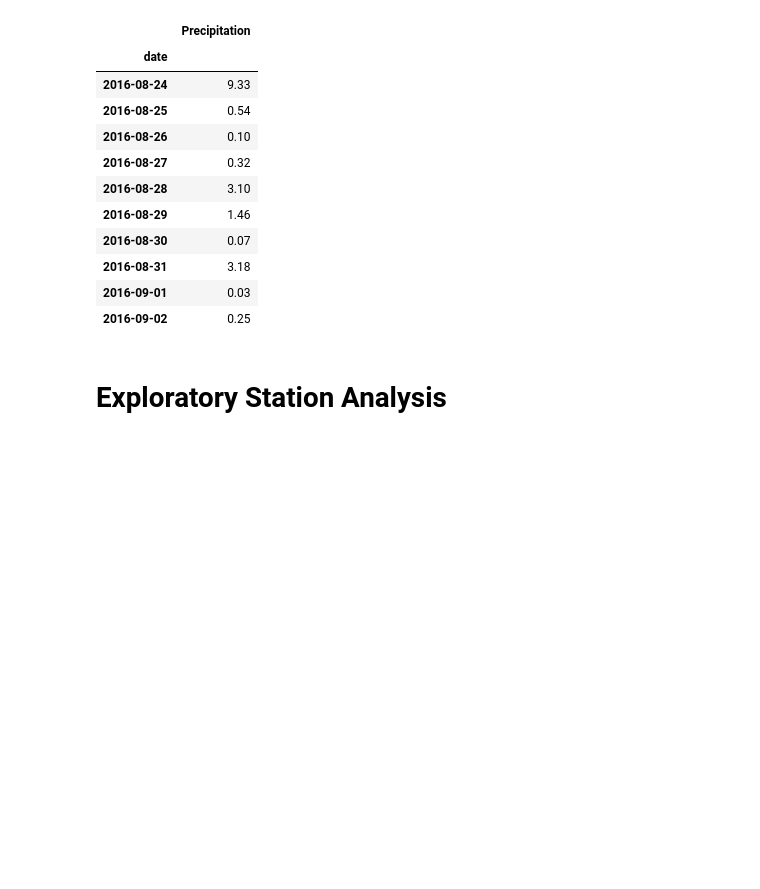
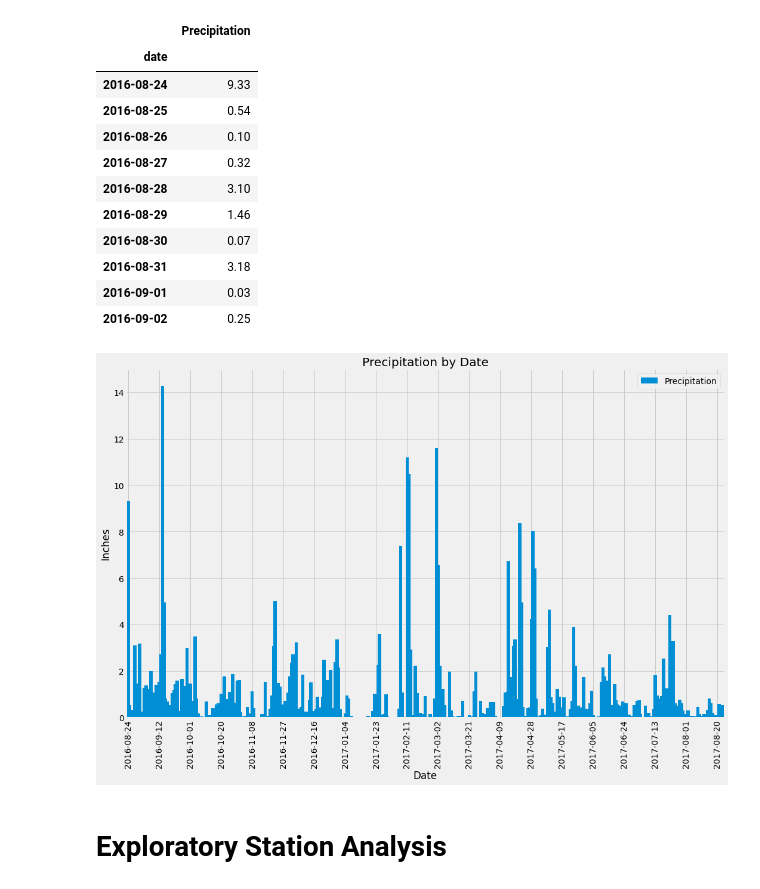
Before and after one commit to scottcerny949/sqlalchemy-challenge, a Jupyter notebook: climate.ipynb, the cells around one changed output. Drawn from its saved outputs; the diff is of its cells as text; code cells hidden in the pictures; blank space fills up the shorter version.

Commit message:
created the bar chart

```diff
--- a/climate.ipynb
+++ b/climate.ipynb
@@ -169,3 +167,12 @@ lastyr_df2.head(10)
+# %%
+# Use Pandas Plotting with Matplotlib to plot the data
+lastyr_df2.plot(kind="bar", title="Precipitation by Date", figsize=(16,10), width=2)
+plt.locator_params(axis='x', nbins=20)
+plt.ylabel('Inches')
+plt.xlabel('Date')
+plt.show()
+# %% [output]
+[figure, added]
 # %%
 # Use Pandas to calcualte the summary statistics for the precipitation data
 # %% [markdown]
```
Also changed, not shown: parts of 2 cells of this notebook.
